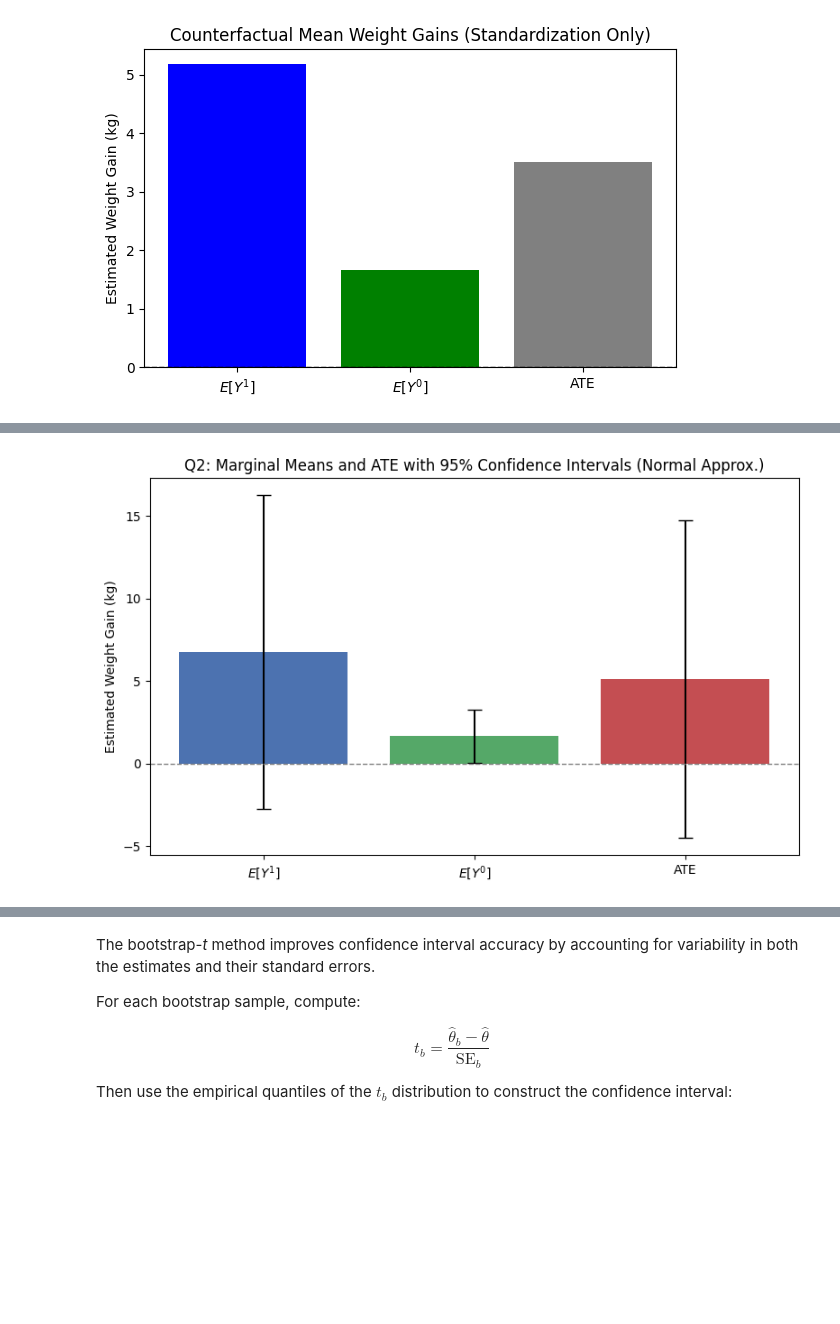
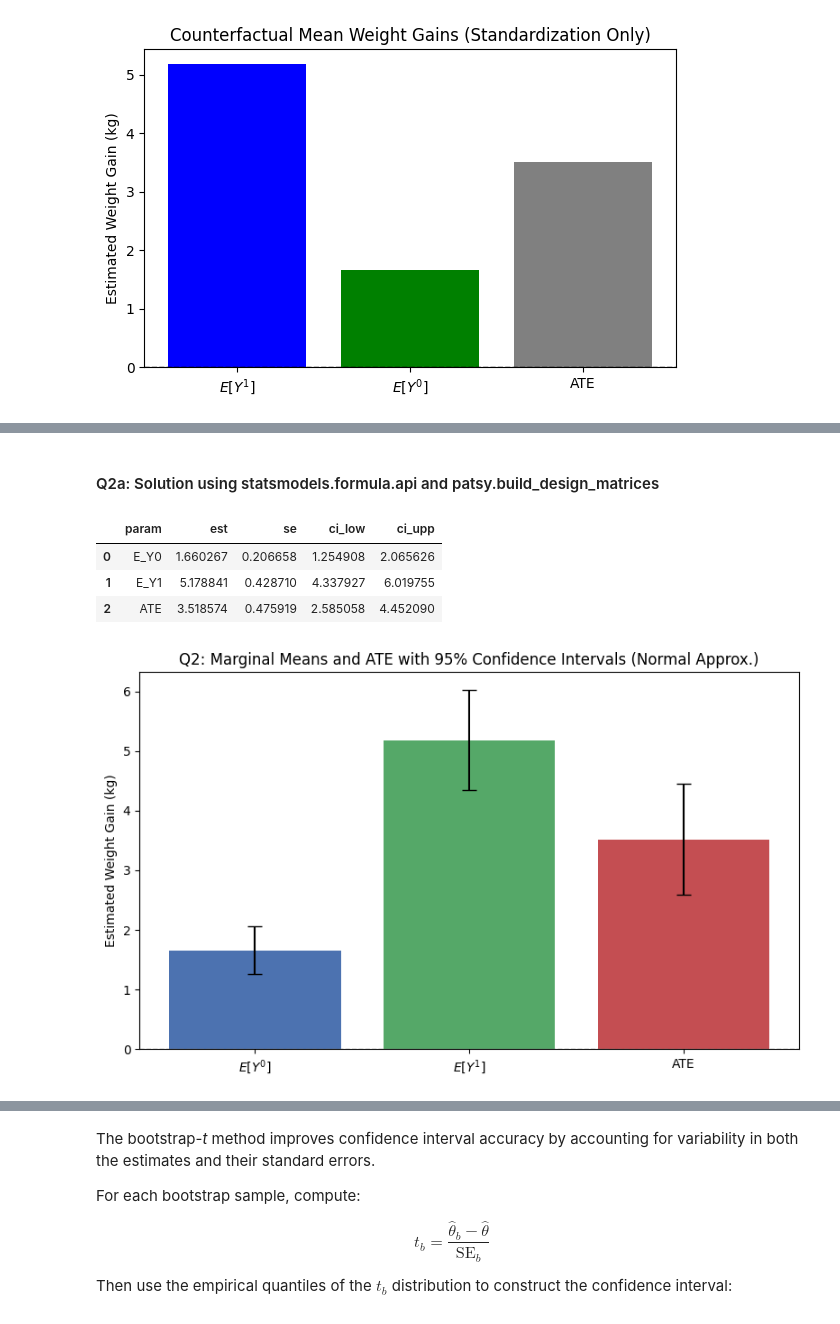
Before and after one commit to tommycarstensen/causality, a Jupyter notebook: chapter13.ipynb, the cells around one changed output, grey strips where cells are left out. Cells and saved outputs as stored; diff of their text form; code cells hidden in the pictures; blank space fills up the shorter version.

```diff
--- a/chapter13.ipynb
+++ b/chapter13.ipynb
@@ -12,6 +12,7 @@
 ## Functions
 # %%
 import pandas as pd
+import dask.dataframe as dd
 
 raw_cont_vars = ["age", "wt71", "smokeintensity", "smokeyrs"]
 cat_vars = ["sex", "race", "education", "exercise", "active"]
@@ -24,6 +25,7 @@ def add_raw_quadratics(df, varnames):
 def load_nhefs():
     url = 'https://miguelhernan.org/s/nhefs.csv'
     df = pd.read_csv(url)
+#    ddf = dd.read_csv(url)
 
     for var in cat_vars:
         df[var] = df[var].astype('category')
@@ -31,6 +33,7 @@ def load_nhefs():
     df = add_raw_quadratics(df, raw_cont_vars)
 
     return df
+    return dd.from_pandas(df)
 
 cont_vars = raw_cont_vars + [f"{var}_sq" for var in raw_cont_vars]
 # %% [markdown]
@@ -202,28 +131,94 @@ ATE         = 5.11 (95% CI: -4.51, 14.72)
+# %% [markdown]
+#### Q2a: Solution using statsmodels.formula.api and patsy.build_design_matrices
+# %%
+import numpy as np
+import pandas as pd
+import statsmodels.formula.api as smf
+import patsy
+import scipy
+
+cov_type = "HC0"  # White’s original sandwich; nonrobust by default
+alpha = 0.05
+
+# Helper: counterfactual mean + robust SE (HC0)
+def counterfactual_mean(model, data, qsmk_level):
+    """
+    Return (estimate, SE) of the counterfactual mean outcome
+    if everyone had qsmk = qsmk_level, using HC0 variance.
+    """
+    design_info = model.model.data.design_info
+
+    repl = pd.Categorical([qsmk_level] * len(data), categories=[0, 1])
+    X = patsy.build_design_matrices([design_info], data.assign(qsmk=repl))[0]
+    X = np.asarray(X)
+
+    mean_row = X.mean(0)
+    beta = model.params
+    vcov = model.cov_params()
+
+    est = float(mean_row @ beta)
+    se = float(np.sqrt(mean_row @ vcov @ mean_row))
+    return est, se
+
+
+# 1. Load data + fit model with robust HC0 vcov
+nhefs = load_nhefs()
+nhefs["qsmk"] = nhefs["qsmk"].astype("category")
+uncensored = nhefs[nhefs["wt82_71"].notna()]      # C = 0
+
+model = smf.ols(formula, data=uncensored).fit(cov_type=cov_type)
+
+# 2. Counterfactual means and average treatment effect
+mean_y0, se_y0 = counterfactual_mean(model, nhefs, 0)
+mean_y1, se_y1 = counterfactual_mean(model, nhefs, 1)
+
+ate = mean_y1 - mean_y0
+se_ate = np.sqrt(se_y0**2 + se_y1**2)  # assumes independence
+crit_t = scipy.stats.t.ppf(1 - alpha / 2, model.df_resid)
+
+# 3. Display
+df_q2 = pd.DataFrame({
+    "param": ["E_Y0", "E_Y1", "ATE"],
+    "est":   [mean_y0, mean_y1, ate],
+    "se":    [se_y0, se_y1, se_ate],
+    "ci_low": [mean_y0 - crit_t * se_y0,
+               mean_y1 - crit_t * se_y1,
+               ate      - crit_t * se_ate],
+    "ci_upp": [mean_y0 + crit_t * se_y0,
+               mean_y1 + crit_t * se_y1,
+               ate      + crit_t * se_ate],
+})
+df_q2
+# %% [output]
+|  | param | est | se | ci_low | ci_upp |
+| 0 | E_Y0 | 1.660267 | 0.206658 | 1.254908 | 2.065626 |
+| 1 | E_Y1 | 5.178841 | 0.428710 | 4.337927 | 6.019755 |
+| 2 | ATE | 3.518574 | 0.475919 | 2.585058 | 4.452090 |
 # %%
 import matplotlib.pyplot as plt
 
 # Estimates and intervals
-labels = ["$E[Y^1]$", "$E[Y^0]$", "ATE"]
-means = [mean_treated, mean_untreated, ate]
-lower_bounds = [ci_treated[0], ci_untreated[0], ci_ate[0]]
-upper_bounds = [ci_treated[1], ci_untreated[1], ci_ate[1]]
+labels = ["$E[Y^0]$", "$E[Y^1]$", "ATE"]
+means = [mean_y0, mean_y1, ate]
+lower_bounds = [mean_y0 - crit_t * se_y0, mean_y1 - crit_t * se_y1, ate - crit_t * se_ate]
+upper_bounds = [mean_y0 + crit_t * se_y0, mean_y1 + crit_t * se_y1, ate + crit_t * se_ate]
 errors = [
     [mean - low for mean, low in zip(means, lower_bounds)],
     [up - mean for mean, up in zip(means, upper_bounds)]
 ]
 
 # Plot
 x = np.arange(len(labels))
 fig, ax = plt.subplots(figsize=(8, 5))
 
 ax.bar(x, means, yerr=errors, capsize=6, color=["#4c72b0", "#55a868", "#c44e52"])
 ax.set_xticks(x)
 ax.set_xticklabels(labels)
 ax.set_ylabel("Estimated Weight Gain (kg)")
 ax.set_title("Q2: Marginal Means and ATE with 95% Confidence Intervals (Normal Approx.)")
 ax.axhline(0, color='gray', linestyle='--', linewidth=1)
 
 plt.tight_layout()
 plt.show()
 # %% [output]
-[figure, old version]
+[figure, new version]
```
Also changed, not shown: parts of 21 cells of this notebook.
